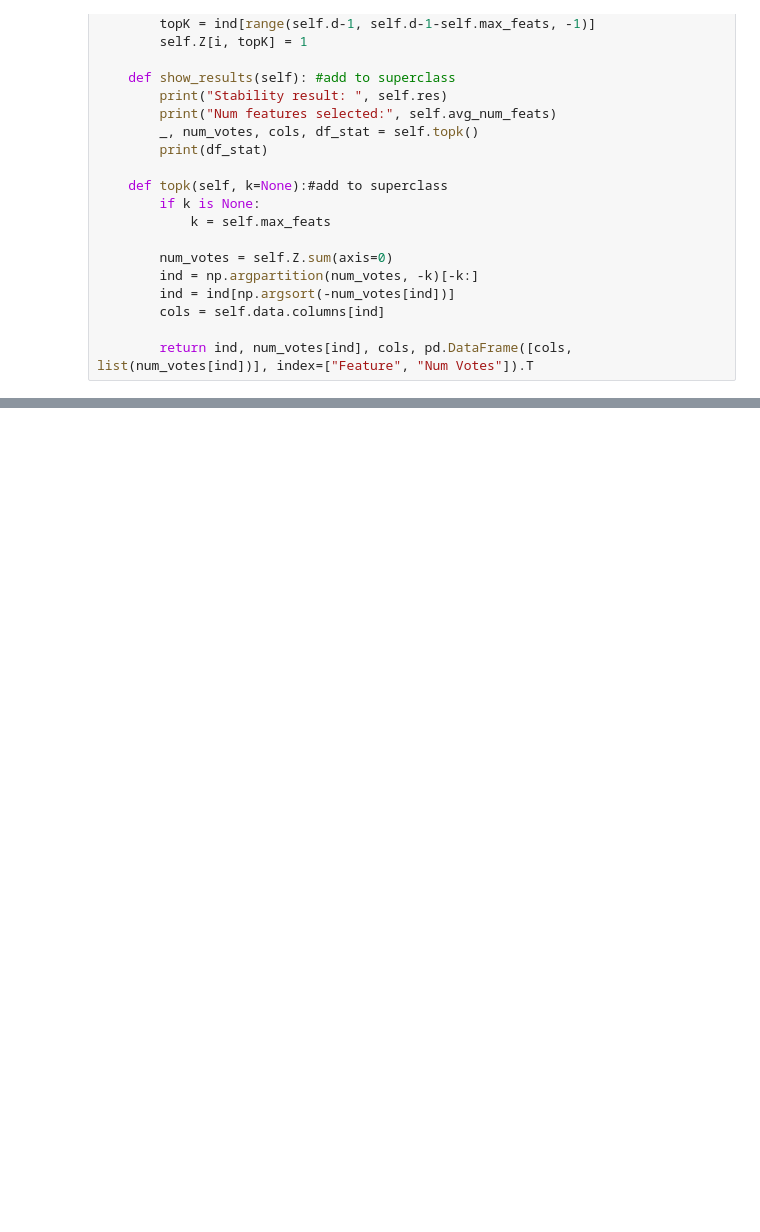
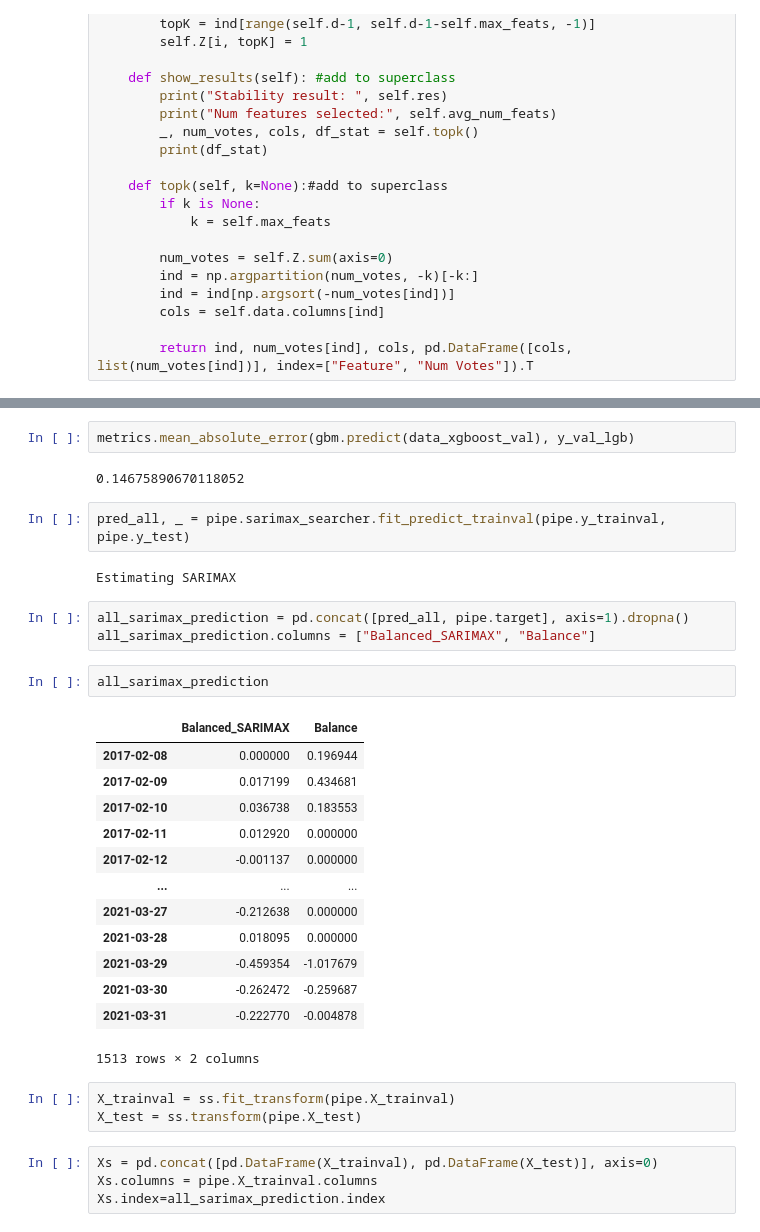
Before and after one commit to Xenomirant/ts_prediction, a Jupyter notebook: scripts/Pipeline.ipynb, the cells around one changed output, grey strips where cells are left out. Saved outputs shown, nothing was run; the diff lists cells and outputs as text; blank space fills up the shorter version.

```diff
--- a/scripts/Pipeline.ipynb
+++ b/scripts/Pipeline.ipynb
@@ -769,0 +999,34 @@ rfecv на ridge
+# %%
+metrics.mean_absolute_error(gbm.predict(data_xgboost_val), y_val_lgb)
+# %% [output]
+0.14675890670118052
+# %%
+pred_all, _ = pipe.sarimax_searcher.fit_predict_trainval(pipe.y_trainval, pipe.y_test)
+# %% [output]
+Estimating SARIMAX
+# %%
+all_sarimax_prediction = pd.concat([pred_all, pipe.target], axis=1).dropna()
+all_sarimax_prediction.columns = ["Balanced_SARIMAX", "Balance"]
+# %%
+all_sarimax_prediction
+# %% [output]
+|  | Balanced_SARIMAX | Balance |
+| 2017-02-08 | 0.000000 | 0.196944 |
+| 2017-02-09 | 0.017199 | 0.434681 |
+| 2017-02-10 | 0.036738 | 0.183553 |
+| 2017-02-11 | 0.012920 | 0.000000 |
+| 2017-02-12 | -0.001137 | 0.000000 |
+| ... | ... | ... |
+| 2021-03-27 | -0.212638 | 0.000000 |
+| 2021-03-28 | 0.018095 | 0.000000 |
+| 2021-03-29 | -0.459354 | -1.017679 |
+| 2021-03-30 | -0.262472 | -0.259687 |
+| 2021-03-31 | -0.222770 | -0.004878 |
+1513 rows × 2 columns
+# %%
+X_trainval = ss.fit_transform(pipe.X_trainval)
+X_test = ss.transform(pipe.X_test)
+# %%
+Xs = pd.concat([pd.DataFrame(X_trainval), pd.DataFrame(X_test)], axis=0)
+Xs.columns = pipe.X_trainval.columns
+Xs.index=all_sarimax_prediction.index
```
Also changed, not shown: parts of 33 cells of this notebook, 1 other file.
